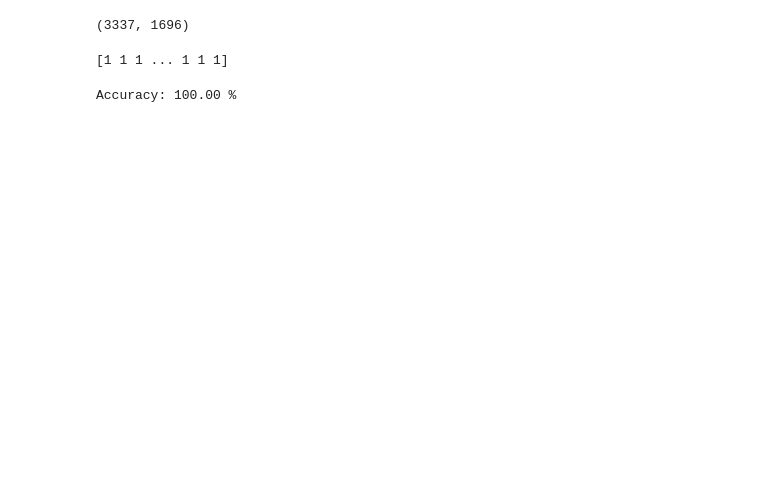
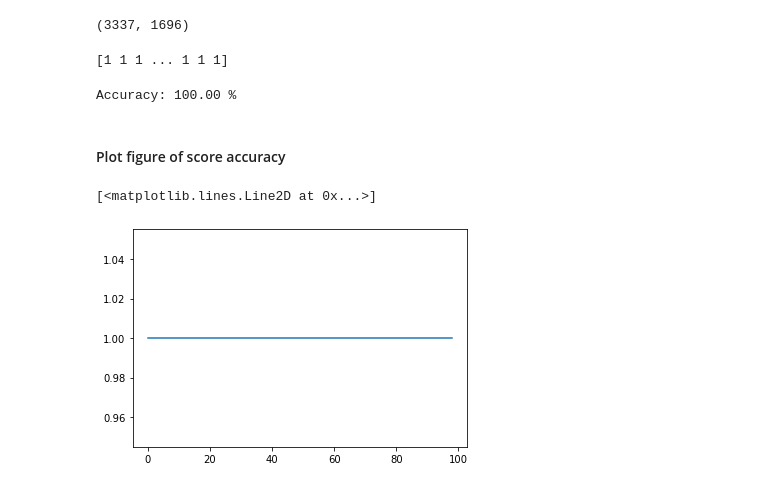
Before and after one commit to Louis2602/AI-Road-Map, a Jupyter notebook: MachineLearningWithPython/00 - Project - k-Nearest-Neighbor Classifier (KNN).ipynb, the cells around one changed output. Drawn from its saved outputs; the diff is of its cells as text; code cells hidden in the pictures; blank space fills up the shorter version.

Commit message:
add score acc figure

```diff
--- a/MachineLearningWithPython/00 - Project - k-Nearest-Neighbor Classifier (KNN).ipynb
+++ b/MachineLearningWithPython/00 - Project - k-Nearest-Neighbor Classifier (KNN).ipynb
@@ -191,3 +174,23 @@ acc = metrics.accuracy_score(y_test, y_pred)
 print('Accuracy: %.2f' % (acc * 100.0) + " %")
 # %% [output]
 Accuracy: 100.00 %
+# %% [markdown]
+#### Plot figure of score accuracy
+# %%
+scores = []
+
+for k in range(1, 100):
+    neigh = KNeighborsClassifier(n_neighbors=k)
+    neigh.fit(X_train, y_train)
+
+    y_pred = neigh.predict(X_test)
+    accuracy_score(y_test, y_pred)
+    score = accuracy_score(y_test, y_pred)
+    scores.append(score)
+
+
+fig, ax = plt.subplots()
+ax.plot(scores)
+# %% [output]
+[<matplotlib.lines.Line2D at 0x...>]
+[figure, added]
```
Also changed, not shown: parts of 1 cell of this notebook.
